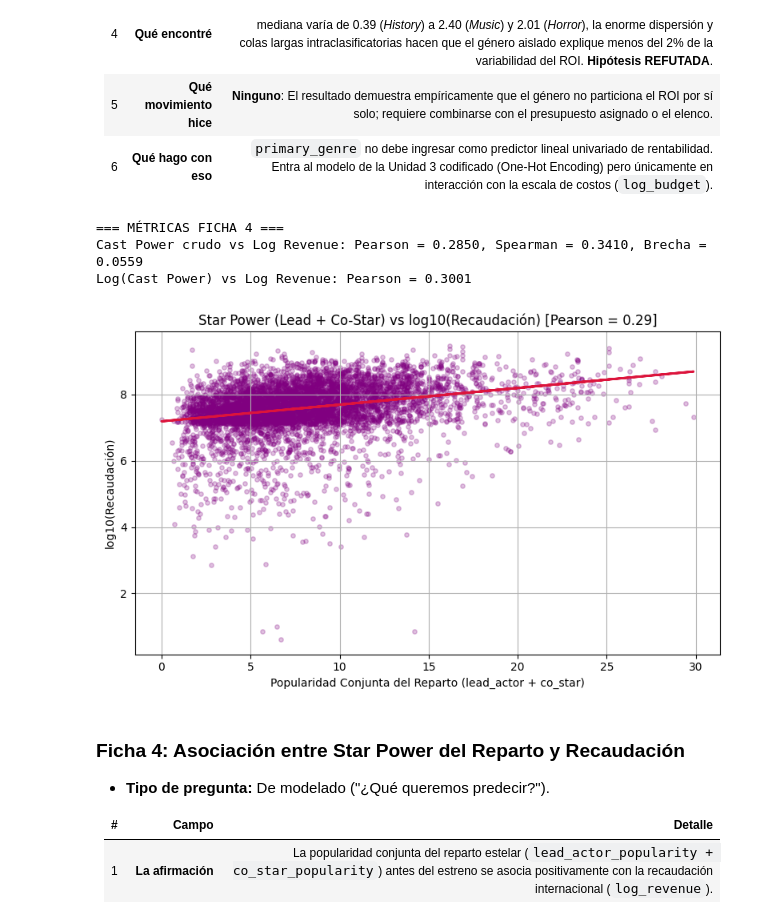
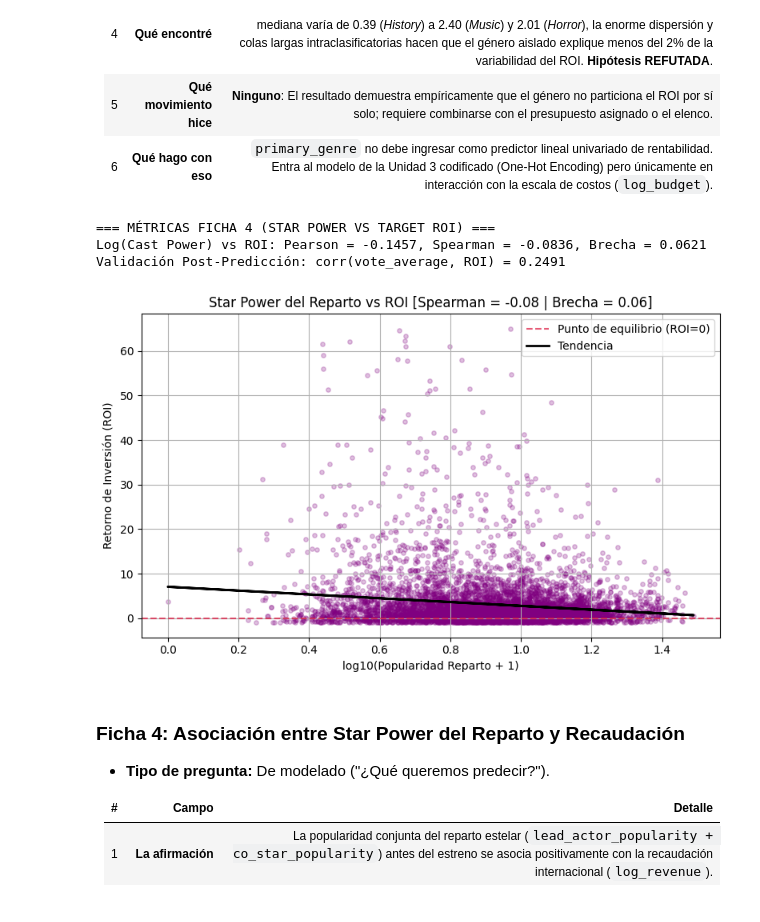
Before and after one commit to AlejoCarobolante/CienciaDatos-Integrador-Peliculon, a Jupyter notebook: presentacion2.ipynb, the cells around one changed output. Cells and saved outputs as stored; diff of their text form; code cells hidden in the pictures.

Commit message:
Corregida variable objetivo y validaciones post-predicción

```diff
--- a/presentacion2.ipynb
+++ b/presentacion2.ipynb
@@ -204,47 +217,54 @@ Science Fiction  214 2.138250 0.850029
 # %%
 import numpy as np
 import pandas as pd
 import matplotlib.pyplot as plt
 
 # 1. Carga autocontenida
 CSV_PATH = "include/output/movies_2026-09-21.csv"
 df = pd.read_csv(CSV_PATH)
 
-# 2. Subconjunto financiero para cálculo de taquilla
+# 2. Subconjunto financiero y cálculo de ROI
 df_fin = df[(df["budget"] > 0) & (df["revenue"] > 0)].copy()
-df_fin["log_revenue"] = np.log10(df_fin["revenue"])
+df_fin["roi"] = (df_fin["revenue"] - df_fin["budget"]) / df_fin["budget"]
 df_fin["cast_power"] = df_fin["lead_actor_popularity"] + df_fin["co_star_popularity"]
 df_fin["log_cast_power"] = np.log10(df_fin["cast_power"] + 1)
 
-# 3. Métricas de asociación
-r_pearson = df_fin["cast_power"].corr(df_fin["log_revenue"])
-r_spearman = df_fin["cast_power"].corr(df_fin["log_revenue"], method="spearman")
-brecha = abs(r_spearman - r_pearson)
+# Trimming de percentil 99 para consistencia de escala
+q99_roi = df_fin["roi"].quantile(0.99)
+df_roi_clean = df_fin[df_fin["roi"] <= q99_roi].copy()
 
-# Asociación con transformación log del elenco
-r_pearson_log = df_fin["log_cast_power"].corr(df_fin["log_revenue"])
+# 3. Métricas de asociación: Star Power vs Target (ROI)
+r_pearson_roi = df_roi_clean["log_cast_power"].corr(df_roi_clean["roi"])
+r_spearman_roi = df_roi_clean["log_cast_power"].corr(df_roi_clean["roi"], method="spearman")
+brecha_roi = abs(r_spearman_roi - r_pearson_roi)
 
-print("=== MÉTRICAS FICHA 4 ===")
-print(f"Cast Power crudo vs Log Revenue: Pearson = {r_pearson:.4f}, Spearman = {r_spearman:.4f}, Brecha = {brecha:.4f}")
-print(f"Log(Cast Power) vs Log Revenue: Pearson = {r_pearson_log:.4f}")
+# Métrica complementaria frente a variables post-estreno (Validación)
+r_votes_roi = df_roi_clean["vote_average"].corr(df_roi_clean["roi"])
 
-# 4. Gráfico: Scatter plot con línea de tendencia
+print("=== MÉTRICAS FICHA 4 (STAR POWER VS TARGET ROI) ===")
+print(f"Log(Cast Power) vs ROI: Pearson = {r_pearson_roi:.4f}, Spearman = {r_spearman_roi:.4f}, Brecha = {brecha_roi:.4f}")
+print(f"Validación Post-Predicción: corr(vote_average, ROI) = {r_votes_roi:.4f}")
+
+# 4. Gráfico: Scatter plot Star Power vs ROI
 fig, ax = plt.subplots(figsize=(8, 5))
-ax.scatter(df_fin["cast_power"], df_fin["log_revenue"], alpha=0.25, color="purple", s=15)
+ax.scatter(df_roi_clean["log_cast_power"], df_roi_clean["roi"], alpha=0.25, color="purple", s=15)
+ax.axhline(0, color="crimson", linestyle="--", alpha=0.7, label="Punto de equilibrio (ROI=0)")
+
 # Línea de tendencia
-m, b = np.polyfit(df_fin["cast_power"], df_fin["log_revenue"], 1)
-ax.plot(df_fin["cast_power"], m * df_fin["cast_power"] + b, color="crimson", linewidth=2)
+m, b = np.polyfit(df_roi_clean["log_cast_power"], df_roi_clean["roi"], 1)
+ax.plot(df_roi_clean["log_cast_power"], m * df_roi_clean["log_cast_power"] + b, color="black", linewidth=2, label="Tendencia")
 
-ax.set_title(f"Star Power (Lead + Co-Star) vs log10(Recaudación) [Pearson = {r_pearson:.2f}]")
-ax.set_xlabel("Popularidad Conjunta del Reparto (lead_actor + co_star)")
-ax.set_ylabel("log10(Recaudación)")
+ax.set_title(f"Star Power del Reparto vs ROI [Spearman = {r_spearman_roi:.2f} | Brecha = {brecha_roi:.2f}]")
+ax.set_xlabel("log10(Popularidad Reparto + 1)")
+ax.set_ylabel("Retorno de Inversión (ROI)")
+ax.legend()
 plt.tight_layout()
 plt.show()
 # %% [output]
-=== MÉTRICAS FICHA 4 ===
-Cast Power crudo vs Log Revenue: Pearson = 0.2850, Spearman = 0.3410, Brecha = 0.0559
-Log(Cast Power) vs Log Revenue: Pearson = 0.3001
+=== MÉTRICAS FICHA 4 (STAR POWER VS TARGET ROI) ===
+Log(Cast Power) vs ROI: Pearson = -0.1457, Spearman = -0.0836, Brecha = 0.0621
+Validación Post-Predicción: corr(vote_average, ROI) = 0.2491
-[figure, old version]
+[figure, new version]
 # %% [markdown]
 ### Ficha 4: Asociación entre Star Power del Reparto y Recaudación
 * **Tipo de pregunta:** De modelado ("¿Qué queremos predecir?").
```
Also changed, not shown: parts of 2 cells of this notebook, 2 other files.
